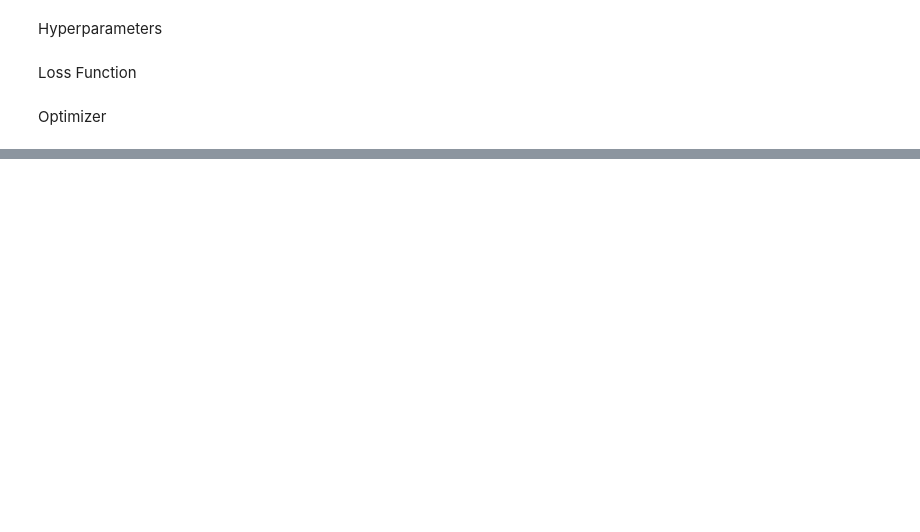
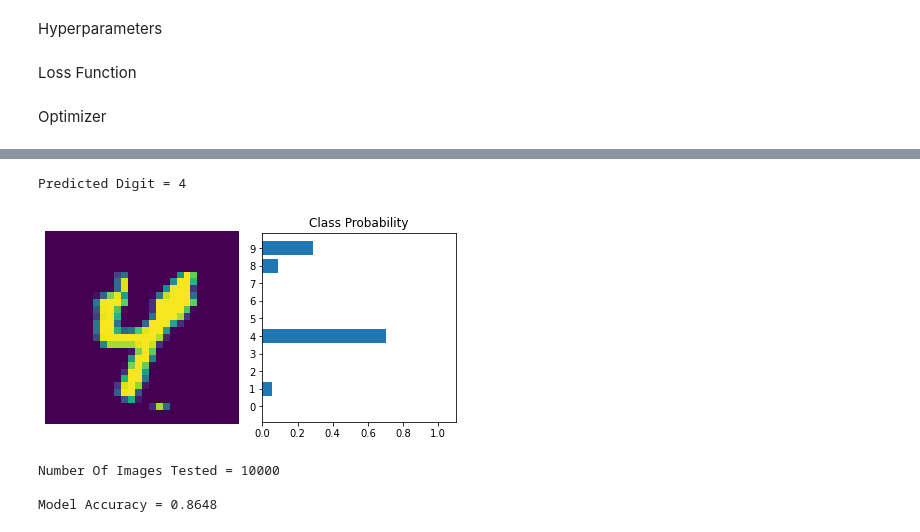
Before and after one commit to julian-8897/Non-Euclidean-NN, a Jupyter notebook: main.ipynb, the cells around one changed output, grey strips where cells are left out. Saved outputs shown, nothing was run; the diff lists cells and outputs as text; code cells hidden in the pictures; blank space fills up the shorter version.

Commit message:
Update: Feed-forward network training

```diff
--- a/main.ipynb
+++ b/main.ipynb
@@ -12,2 +17,5 @@ from torchvision.transforms import ToTensor, Lambda
+# %%
+transform = transforms.Compose([transforms.ToTensor()
+                              ])
 # %% [markdown]
 Training and Test data from MNIST data set
@@ -31,3 +22,9 @@ test_dataloader = DataLoader(test_data, batch_size=64)
+# %%
+trainset = datasets.MNIST('PATH_TO_STORE_TRAINSET', download=True, train=True, transform=transform)
+#print(trainset[1])
+valset = datasets.MNIST('PATH_TO_STORE_TESTSET', download=True, train=False, transform=transform)
+trainloader = torch.utils.data.DataLoader(trainset, batch_size=32, shuffle=True)
+valloader = torch.utils.data.DataLoader(valset, batch_size=32, shuffle=True)
 # %% [markdown]
 Initializing the model
 # %%
@@ -63,3 +56,10 @@ loss_fn = nn.CrossEntropyLoss() #Initiliaze the loss function
+# %%
+criterion = nn.CrossEntropyLoss()
+images, labels = next(iter(trainloader))
+images = images.view(images.shape[0], -1)
+
+out = model(images) #log probabilities
+loss = criterion(out, labels) #calculate the loss
 # %% [markdown]
 Optimizer
 # %%
@@ -99,7 +66,0 @@ def test_loop(dataloader, model, loss_fn):
-# %%
-epochs = 10
-for t in range(epochs):
-    print(f"Epoch {t+1}\n-------------------------------")
-    train_loop(train_dataloader, model, loss_fn, optimizer)
-    test_loop(test_dataloader, model, loss_fn)
-print("Done!")
@@ -109,0 +112,37 @@ AttributeError: 'CrossEntropyLoss' object has no attribute 'k'
+# %%
+images, labels = next(iter(valloader))
+
+img = images[0].view(1, 784)
+with torch.no_grad():
+    out = model(img)
+
+ps = out
+probab = list(ps.numpy()[0])
+print("Predicted Digit =", probab.index(max(probab)))
+helper.view_classify(img.view(1, 28, 28), ps)
+# %% [output]
+Predicted Digit = 4
+[figure, added]
+# %%
+correct_count, all_count = 0, 0
+for images,labels in valloader:
+  for i in range(len(labels)):
+    img = images[i].view(1, 784)
+    with torch.no_grad():
+        out = model(img)
+
+
+    ps = out
+    probab = list(ps.numpy()[0])
+    pred_label = probab.index(max(probab))
+    true_label = labels.numpy()[i]
+    if(true_label == pred_label):
+      correct_count += 1
+    all_count += 1
+
+print("Number Of Images Tested =", all_count)
+print("\nModel Accuracy =", (correct_count/all_count))
+# %% [output]
+Number Of Images Tested = 10000
+
+Model Accuracy = 0.8648
```
Also changed, not shown: parts of 11 cells of this notebook, 19 other files.
